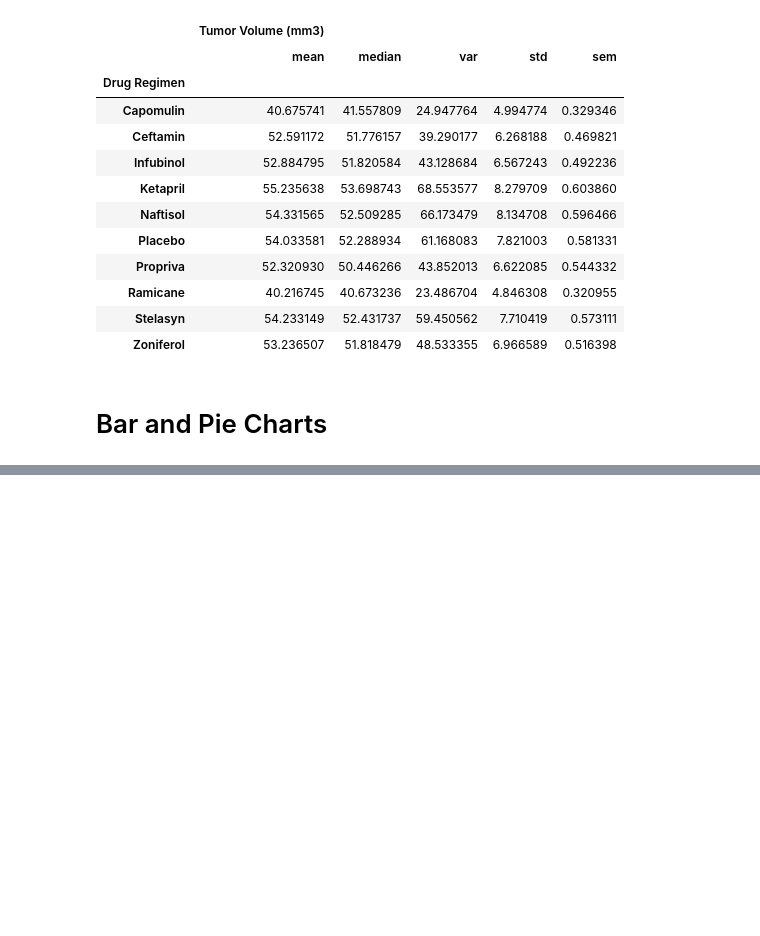
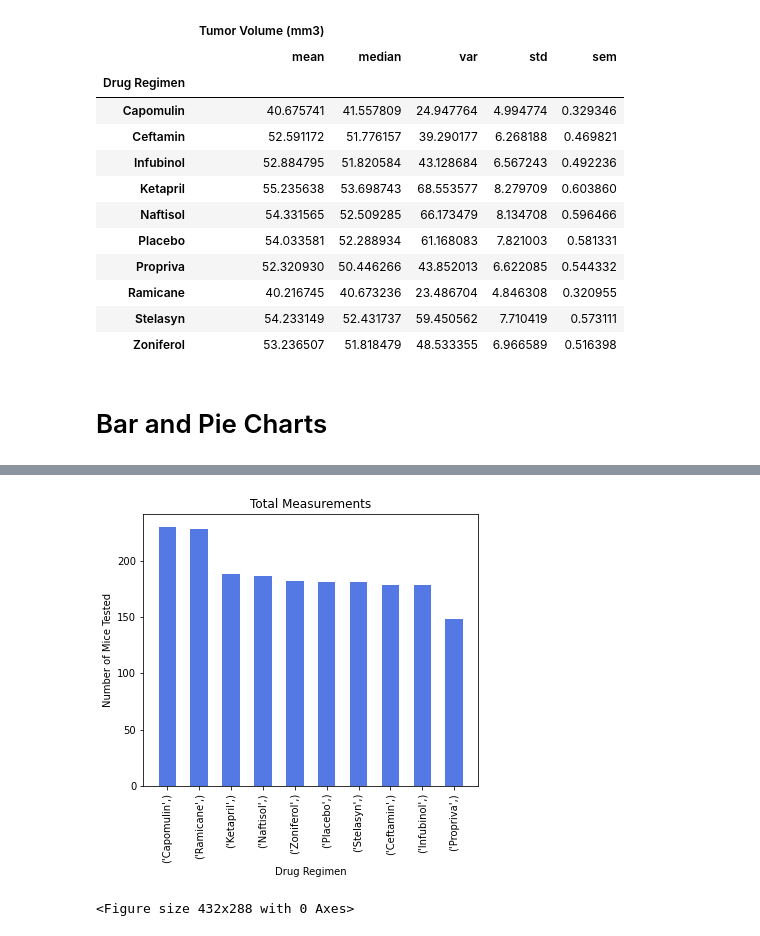
Before and after one commit to WayneJ2/Matplotlib-challenge, a Jupyter notebook: MatplotlibCode.ipynb, the cells around one changed output, grey strips where cells are left out. Cells and saved outputs as stored; diff of their text form; code cells hidden in the pictures; blank space fills up the shorter version.

```diff
--- a/MatplotlibCode.ipynb
+++ b/MatplotlibCode.ipynb
@@ -107,0 +121,20 @@ cleanData_df[["Drug Regimen","Tumor Volume (mm3)"]].groupby("Drug Regimen").agg(
+# %%
+drugList = list(timePoints_df.index)
+tpCount = list(timePoints_df)
+
+timePoints = tpCount
+x_axis = np.arange(len(timePoints_df.index))
+
+plt.figure(figsize=(6,5))
+plt.bar(x_axis, timePoints, width=.55,alpha=.9, color='royalblue', align="center")
+tick_locations = [value for value in x_axis]
+plt.xticks(tick_locations, drugList, rotation="vertical")
+
+plt.title("Total Measurements")
+plt.ylabel("Number of Mice Tested")
+plt.xlabel("Drug Regimen")
+plt.show()
+plt.tight_layout()
+# %% [output]
+[figure, added]
+<Figure size 432x288 with 0 Axes>
```
Also changed, not shown: parts of 12 cells of this notebook.
